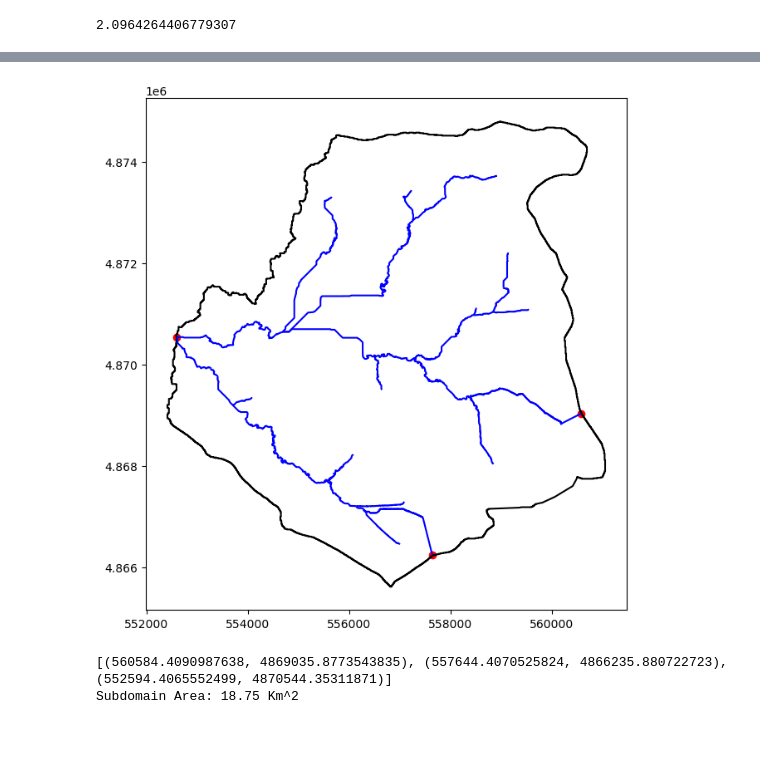
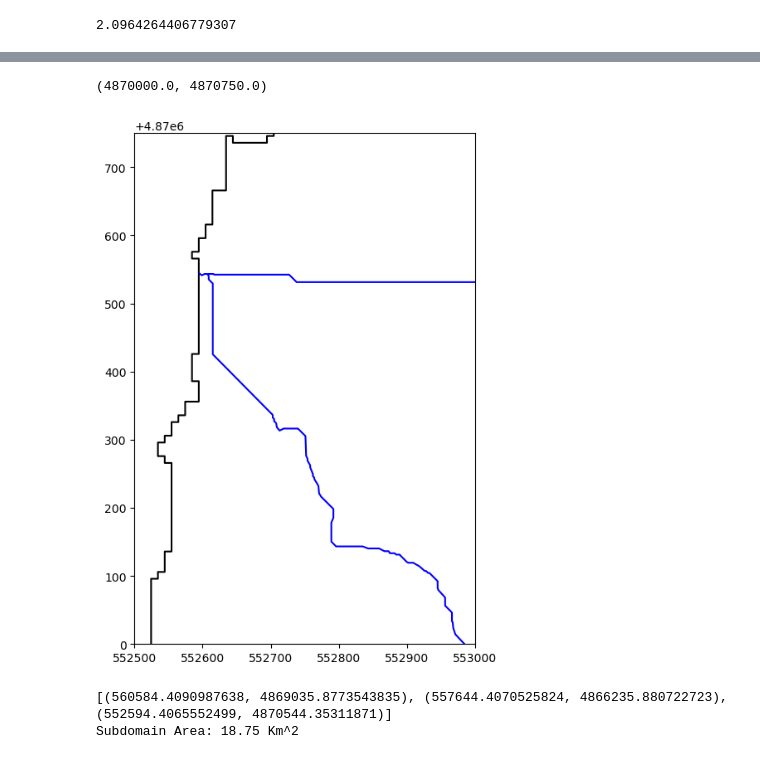
Before and after one commit to jhuang523/UMNBearSpring, a Jupyter notebook: EPM/transient/EPM_ws_simple_transient.ipynb, the cells around one changed output, grey strips where cells are left out. Drawn from its saved outputs; the diff is of its cells as text; code cells hidden in the pictures.

```diff
--- a/EPM/transient/EPM_ws_simple_transient.ipynb
+++ b/EPM/transient/EPM_ws_simple_transient.ipynb
@@ -31,7 +31,7 @@ Import Precipitation Data
 %%time
 
 #Load the Watershed Extent data from USGS StreamStats
-geoJSON = './data/HUC_12.geojson'
+geoJSON = '../data/HUC_12.geojson'
 watershed = gpd.read_file(geoJSON)
 
 projected_crs = 'EPSG:32615'
@@ -45,7 +45,7 @@ print(watershed_types)
 wsPolygon = watershed[watershed.geometry.type == 'Polygon']
 
 #repair the geometry for any errors that make the polygon not valid
-wsPolygon.loc[:,'geometry'] = wsPolygon['geometry'].apply(shp.validation.make_valid)
+wsPolygon.loc[:,'geometry'] = wsPolygon['geometry'].apply(shp.make_valid)
 print(f'The polygon is Valid: {wsPolygon.is_valid}')
 wsPolygon = wsPolygon.explode(index_parts=True)
 
@@ -58,7 +58,7 @@ wsArea = wsPolygon['geometry'].area.sum()
 print(f'Watershed area: {wsArea/1e6:.2f} Km^2')
 
 #Import the karst feature data (UTME, UTMN, elevation data)
-f = pl.Path('./data/karst_features.csv')
+f = pl.Path('../data/karst_features.csv')
 karst_df = pd.read_csv(f)
 karst_df = karst_df.set_index("ID") #Set the index for the karst dataframe to the feature name
 karst_df['Elevation_m'] = karst_df['Elevation_ft'] * 0.3048 # create a new col. with the m elevation
@@ -68,15 +68,15 @@ springs = karst_df[karst_df['Type'] == 'spring' ] #get springs
 sinkholes = karst_df[karst_df['Type'] == 'sink' ] #get sinkholes
 
 #Import the sinkhole coords that have NOT been traced
-untracedSinks = np.loadtxt('./data/bear_sinkholes_coords.txt')
+untracedSinks = np.loadtxt('../data/bear_sinkholes_coords.txt')
 
 #Import the creek data shapefile
-creeks = gpd.read_file('./data/creeks_geoJSON.geojson')
+creeks = gpd.read_file('../data/creeks_geoJSON.geojson')
 creeks = creeks.to_crs(wsPolygon.crs) #Set the coordinate reference system for the shapefile
 creeks = gpd.clip(creeks, wsPolygon) #Mask out all the shapefile data that is not inside of the wsPolygon
 
 #Import the precipitation data for the month of may (daily totals)
-f = pl.Path('./data/transient/selected_precipitation_CSV.csv')
+f = pl.Path('../data/transient/selected_precipitation_CSV.csv')
 precip_df = pd.read_csv(f)
 #precip_df = precip_df.set_index("DATETIME") # Set the Date values as the indices for the array
 
@@ -92,7 +92,7 @@ precip_avg = precip_df.resample('H').mean() #Average the daily values
 #print(precip_avg)
 
 #Import the Bear Spring Precipitation data
-f = pl.Path('./data/transient/selected_discharge_pulse_CSV.csv')
+f = pl.Path('../data/transient/selected_discharge_pulse_CSV.csv')
 
 obsDis_df = pd.read_csv(f, parse_dates=["DATETIME"], index_col="DATETIME")
 
@@ -100,7 +100,7 @@ obsDis_df = pd.read_csv(f, parse_dates=["DATETIME"], index_col="DATETIME")
 obsDis_df.index = pd.to_datetime(obsDis_df.index, format='mixed')
 
 #Get the Marion Rest Stop Well data
-f = pl.Path('./data/transient/selected_MRSW_gwElev.csv')
+f = pl.Path('../data/transient/selected_MRSW_gwElev.csv')
 
 obsGWE_df = pd.read_csv(f, parse_dates=["datetime"], index_col="datetime")
 
@@ -123,7 +123,7 @@ Wall time: 631 ms
 # %%
 %%time
 
-geoJSON = './data/Bear_Springshed.geojson'
+geoJSON = '../data/Bear_Springshed.geojson'
 springshed = gpd.read_file(geoJSON)
 
 projected_crs = 'EPSG:32615'
@@ -137,7 +137,7 @@ print(springshed_types)
 bsPolygon = springshed[springshed.geometry.type == 'Polygon']
 
 #repair the geometry for any errors that make the polygon not valid
-bsPolygon.loc[:,'geometry'] = bsPolygon['geometry'].apply(shp.validation.make_valid)
+bsPolygon.loc[:,'geometry'] = bsPolygon['geometry'].apply(shp.make_valid)
 print(f'The polygon is Valid: {bsPolygon.is_valid}')
 bsPolygon = bsPolygon.explode(index_parts=True)
 
@@ -333,7 +333,7 @@ merged = shp.ops.unary_union(polygons)
 wsMerged = gpd.GeoDataFrame([{'geometry': merged}], crs=projected_crs)
 
 #repair the geometry for any errors that make the polygon not valid
-wsMerged.loc[:,'geometry'] = wsMerged['geometry'].apply(shp.validation.make_valid)
+wsMerged.loc[:,'geometry'] = wsMerged['geometry'].apply(shp.make_valid)
 print(f'The polygon is Valid: {wsMerged.is_valid}')
 wsMerged = wsMerged.explode(index_parts=True)
 
@@ -430,6 +430,7 @@ new_creeks = pd.concat([new_creeks, segment1_gdf], ignore_index=True)
 
 #combine the newly made creeks with the existing creek deliniations
 creeks = pd.concat([creeks, new_creeks], ignore_index=True)
+
 
 #Find the intersection points where the boundary intersects with the creek
 intersections = creeks.geometry.apply(lambda line: line.intersection(wsBoundary))
@@ -452,4 +453,6 @@ if label == True:
         midpoint = creek_geom.interpolate(0.5, normalized = True)
 
         ax.text(midpoint.x, midpoint.y, str(creek['FID']), color='k', fontsize=12, ha='center')
+plt.xlim([552500, 553000])
+plt.ylim([4.87e6, 4.87075e6])
 # %% [output]
@@ -458,4 +461,5 @@ Wall time: 84.7 ms
+(4870000.0, 4870750.0)
-[figure, old version]
+[figure, new version]
 # %%
 %%time
 
```
Also changed, not shown: parts of 8 cells of this notebook, 2 other files.
